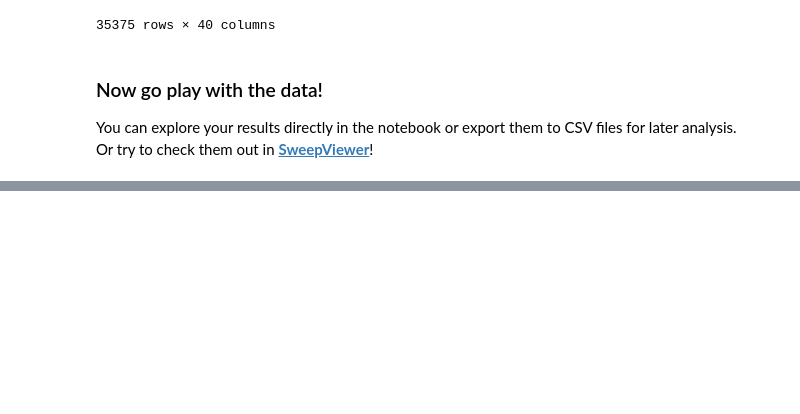
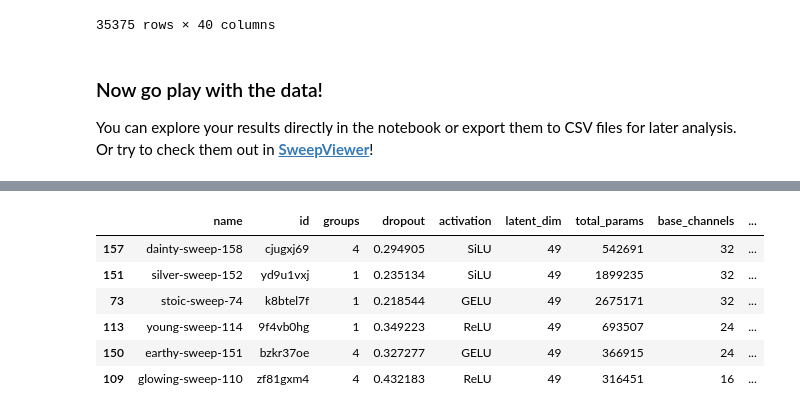
Before and after one commit to Ocrabit/dl_class_projects, a Jupyter notebook: vae_train/sweep_analysis.ipynb, the cells around one changed output, grey strips where cells are left out. Cells and saved outputs as stored; diff of their text form; code cells hidden in the pictures; blank space fills up the shorter version.

```diff
--- a/vae_train/sweep_analysis.ipynb
+++ b/vae_train/sweep_analysis.ipynb
@@ -256,0 +287,11 @@ artifacts[0].download()
+# %%
+top_6_df[['name', 'id', 'groups', 'dropout', 'activation', 'latent_dim',
+ 'total_params', 'base_channels', 'learning_rate', 'blocks_per_level']]
+# %% [output]
+|  | name | id | groups | dropout | activation | latent_dim | total_params | base_channels | ... |
+| 157 | dainty-sweep-158 | cjugxj69 | 4 | 0.294905 | SiLU | 49 | 542691 | 32 | ... |
+| 151 | silver-sweep-152 | yd9u1vxj | 1 | 0.235134 | SiLU | 49 | 1899235 | 32 | ... |
+| 73 | stoic-sweep-74 | k8btel7f | 1 | 0.218544 | GELU | 49 | 2675171 | 32 | ... |
+| 113 | young-sweep-114 | 9f4vb0hg | 1 | 0.349223 | ReLU | 49 | 693507 | 24 | ... |
+| 150 | earthy-sweep-151 | bzkr37oe | 4 | 0.327277 | GELU | 49 | 366915 | 24 | ... |
+| 109 | glowing-sweep-110 | zf81gxm4 | 4 | 0.432183 | ReLU | 49 | 316451 | 16 | ... |
```
Also changed, not shown: parts of 9 cells of this notebook, 3 other files.
